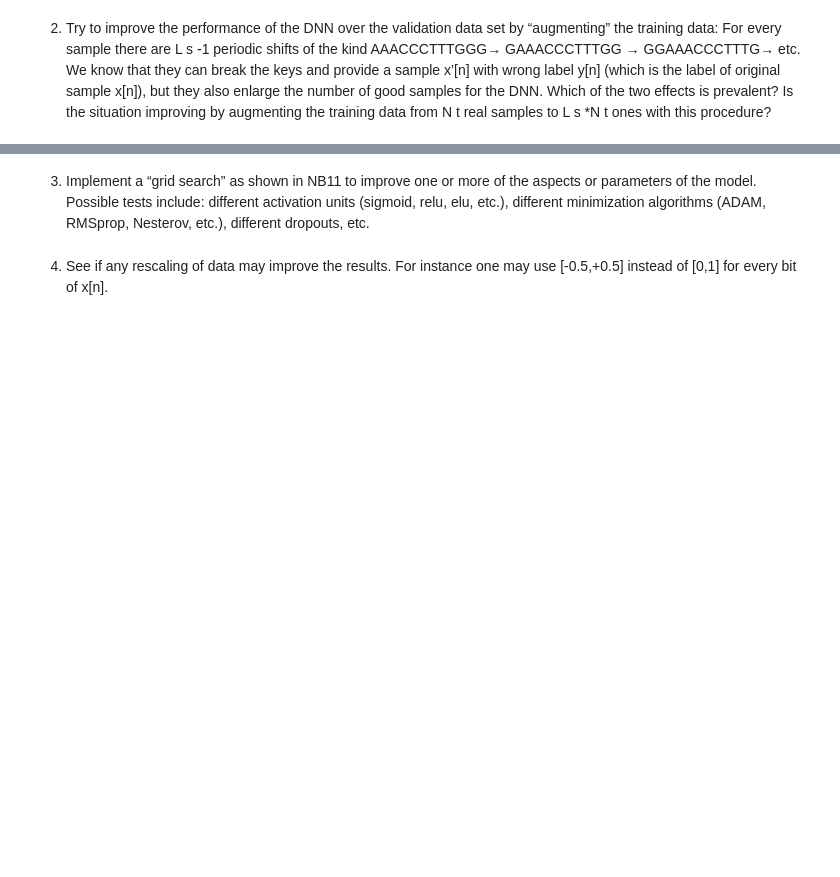
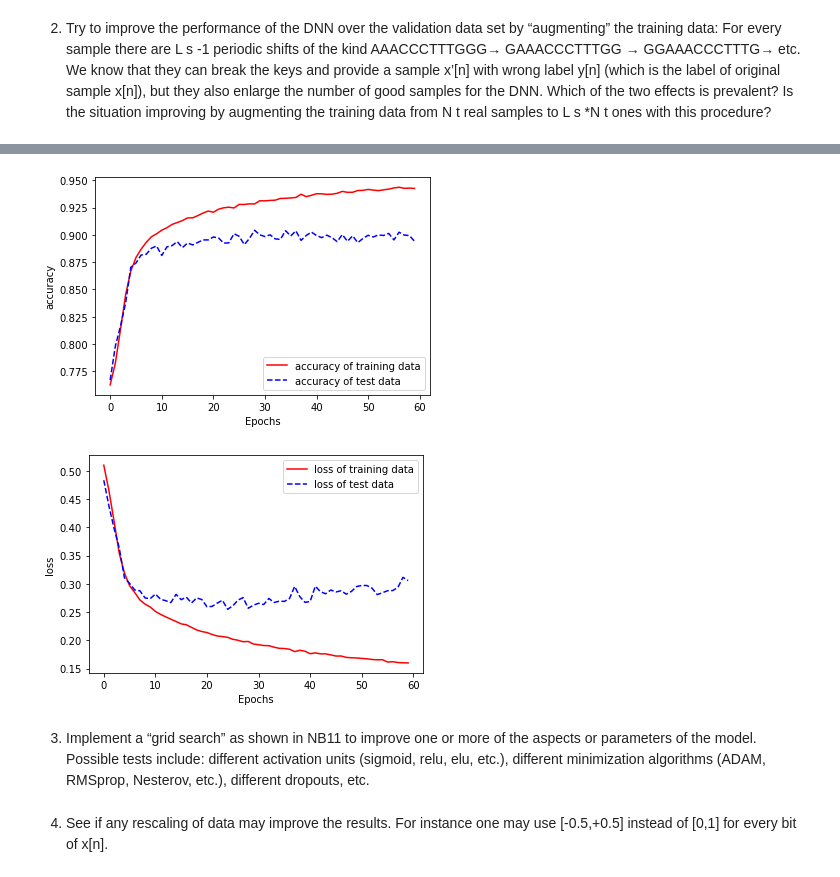
Before and after one commit to drckf/mlreview_notebooks, a Jupyter notebook: jupyter_notebooks/exercises/GitPush_exercise2.ipynb, the cells around one changed output, grey strips where cells are left out. Drawn from its saved outputs; the diff is of its cells as text; code cells hidden in the pictures; blank space fills up the shorter version.

Commit message:
data augmentation

```diff
--- a/jupyter_notebooks/exercises/GitPush_exercise2.ipynb
+++ b/jupyter_notebooks/exercises/GitPush_exercise2.ipynb
@@ -140,0 +246,9 @@ Is the situation improving by augmenting the training data from N t real samples
+# %%
+y = syy
+x = np.zeros((N,L))
+for n in range(N): #for all the samples
+    for i in range(Ls): # for every character
+        x[n][i*4 + onehc[sxx[n][i]]] = 1
+
+print(sxx[0])
+print(x[0])
@@ -140,0 +260,7 @@ Is the situation improving by augmenting the training data from N t real samples
+# %%
+(x_train, y_train) = (x[:N_train],y[:N_train])
+(x_test, y_test) = (x[N_train:],y[N_train:])
+
+# Check the fraction of datas equal to one
+print(y_train.sum() / N_train)
+print(y_test.sum() / N_test)
@@ -140,0 +319,11 @@ Is the situation improving by augmenting the training data from N t real samples
+# %%
+opt1 = SGD(learning_rate=0.01, momentum=0.9, nesterov= True)
+
+model.compile(loss='binary_crossentropy',
+              optimizer=opt1,
+              metrics=['accuracy'])
+
+fit = model.fit(x_train, y_train,
+                epochs = 60, batch_size = 50,
+                validation_data = (x_test,y_test),
+                shuffle = True)
@@ -141,3 +348,15 @@ Is the situation improving by augmenting the training data from N t real samples
+# %%
+for obs in ('accuracy', 'loss'):
+    plt.figure(figsize=(6,4))
+    plt.plot(fit.history[obs], 'r', label = obs + ' of training data')
+    plt.plot(fit.history['val_'+obs], 'b--', label = obs + ' of test data')
+    plt.ylabel(obs)
+    plt.xlabel('Epochs')
+    plt.legend()
+    plt.show()
+# %% [output]
+[figure, added]
+[figure, added]
 # %% [markdown]
 3. Implement a “grid search” as shown in NB11 to improve one or more of the aspects or
 parameters of the model. Possible tests include: different activation units (sigmoid, relu, elu,
```
Also changed, not shown: parts of 17 cells of this notebook.
